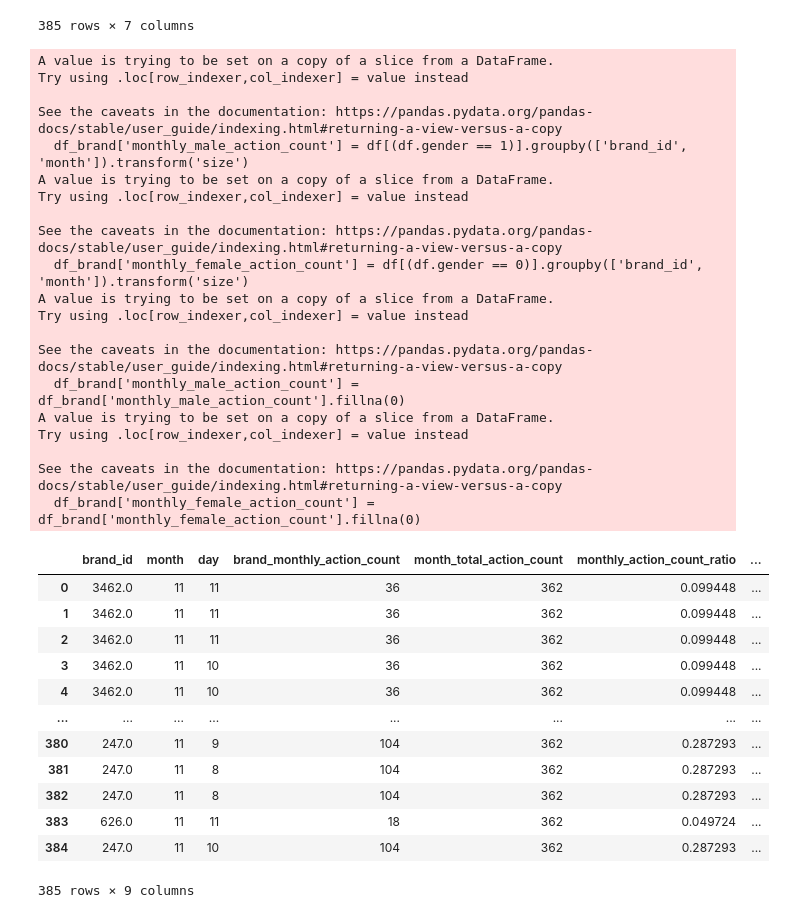
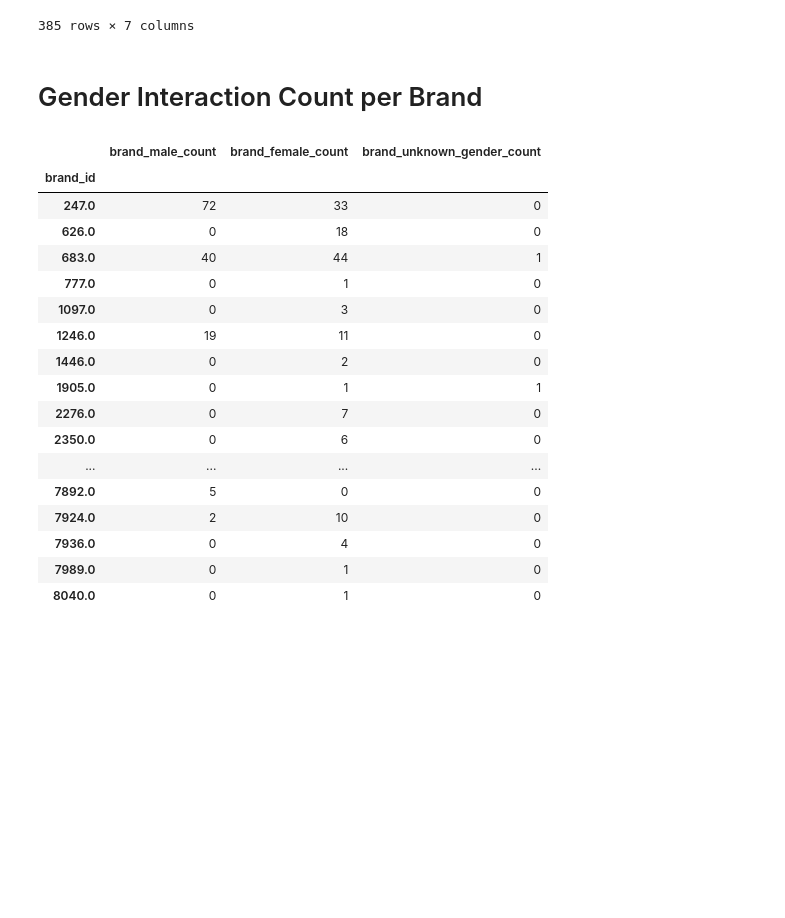
Before and after one commit to MrAlphalfa97/CECS_550, a Jupyter notebook: data_format1/Brand Profile.ipynb, the cells around one changed output. Saved outputs shown, nothing was run; the diff lists cells and outputs as text; code cells hidden in the pictures; blank space fills up the shorter version.

Commit message:
feat(FE): Brand Profile Features. Issue #2

```diff
--- a/data_format1/Brand Profile.ipynb
+++ b/data_format1/Brand Profile.ipynb
@@ -242,44 +242,32 @@ See the caveats in the documentation: https://pandas.pydata.org/pandas-docs/stab
 | 383 | 626.0 | 11 | 11 | 18 | 362 | 0.049724 | ... |
 | 384 | 247.0 | 11 | 10 | 104 | 362 | 0.287293 | ... |
 385 rows × 7 columns
+# %% [markdown]
+
+# Gender Interaction Count per Brand
 # %%
-# Monthly Gender Interaction Count
-df_brand['monthly_male_action_count'] = df[(df.gender == 1)].groupby(['brand_id', 'month']).transform('size')
-df_brand['monthly_female_action_count'] = df[(df.gender == 0)].groupby(['brand_id', 'month']).transform('size')
-df_brand['monthly_male_action_count'] = df_brand['monthly_male_action_count'].fillna(0)
-df_brand['monthly_female_action_count'] = df_brand['monthly_female_action_count'].fillna(0)
-df_brand
+# For Other Columns, modify the groupby condition
+male_counts = df.groupby(['brand_id'])['gender'].apply(lambda x: (x == 1).sum())
+female_counts = df.groupby(['brand_id'])['gender'].apply(lambda x: (x == 0).sum())
+unknown_gender_count = df.groupby(['brand_id'])['gender'].apply(lambda x: (x == 2).sum())
+gender_total_brand_counts = pd.DataFrame({'brand_male_count': male_counts, 'brand_female_count': female_counts, 'brand_unknown_gender_count': unknown_gender_count})
+gender_total_brand_counts
 # %% [output]
-A value is trying to be set on a copy of a slice from a DataFrame.
-Try using .loc[row_indexer,col_indexer] = value instead
-
-See the caveats in the documentation: https://pandas.pydata.org/pandas-docs/stable/user_guide/indexing.html#returning-a-view-versus-a-copy
-  df_brand['monthly_male_action_count'] = df[(df.gender == 1)].groupby(['brand_id', 'month']).transform('size')
-A value is trying to be set on a copy of a slice from a DataFrame.
-Try using .loc[row_indexer,col_indexer] = value instead
-
-See the caveats in the documentation: https://pandas.pydata.org/pandas-docs/stable/user_guide/indexing.html#returning-a-view-versus-a-copy
-  df_brand['monthly_female_action_count'] = df[(df.gender == 0)].groupby(['brand_id', 'month']).transform('size')
-A value is trying to be set on a copy of a slice from a DataFrame.
-Try using .loc[row_indexer,col_indexer] = value instead
-
-See the caveats in the documentation: https://pandas.pydata.org/pandas-docs/stable/user_guide/indexing.html#returning-a-view-versus-a-copy
-  df_brand['monthly_male_action_count'] = df_brand['monthly_male_action_count'].fillna(0)
-A value is trying to be set on a copy of a slice from a DataFrame.
-Try using .loc[row_indexer,col_indexer] = value instead
-
-See the caveats in the documentation: https://pandas.pydata.org/pandas-docs/stable/user_guide/indexing.html#returning-a-view-versus-a-copy
-  df_brand['monthly_female_action_count'] = df_brand['monthly_female_action_count'].fillna(0)
-|  | brand_id | month | day | brand_monthly_action_count | month_total_action_count | monthly_action_count_ratio | ... |
-| 0 | 3462.0 | 11 | 11 | 36 | 362 | 0.099448 | ... |
-| 1 | 3462.0 | 11 | 11 | 36 | 362 | 0.099448 | ... |
-| 2 | 3462.0 | 11 | 11 | 36 | 362 | 0.099448 | ... |
-| 3 | 3462.0 | 11 | 10 | 36 | 362 | 0.099448 | ... |
-| 4 | 3462.0 | 11 | 10 | 36 | 362 | 0.099448 | ... |
-| ... | ... | ... | ... | ... | ... | ... | ... |
-| 380 | 247.0 | 11 | 9 | 104 | 362 | 0.287293 | ... |
-| 381 | 247.0 | 11 | 8 | 104 | 362 | 0.287293 | ... |
-| 382 | 247.0 | 11 | 8 | 104 | 362 | 0.287293 | ... |
-| 383 | 626.0 | 11 | 11 | 18 | 362 | 0.049724 | ... |
-| 384 | 247.0 | 11 | 10 | 104 | 362 | 0.287293 | ... |
+|  | brand_male_count | brand_female_count | brand_unknown_gender_count |
+| brand_id |  |  |  |
+| 247.0 | 72 | 33 | 0 |
+| 626.0 | 0 | 18 | 0 |
+| 683.0 | 40 | 44 | 1 |
+| 777.0 | 0 | 1 | 0 |
+| 1097.0 | 0 | 3 | 0 |
+| 1246.0 | 19 | 11 | 0 |
+| 1446.0 | 0 | 2 | 0 |
+| 1905.0 | 0 | 1 | 1 |
+| 2276.0 | 0 | 7 | 0 |
+| 2350.0 | 0 | 6 | 0 |
+| ... | ... | ... | ... |
+| 7892.0 | 5 | 0 | 0 |
+| 7924.0 | 2 | 10 | 0 |
+| 7936.0 | 0 | 4 | 0 |
+| 7989.0 | 0 | 1 | 0 |
+| 8040.0 | 0 | 1 | 0 |
-385 rows × 9 columns
```
Also changed, not shown: parts of 29 cells of this notebook.
